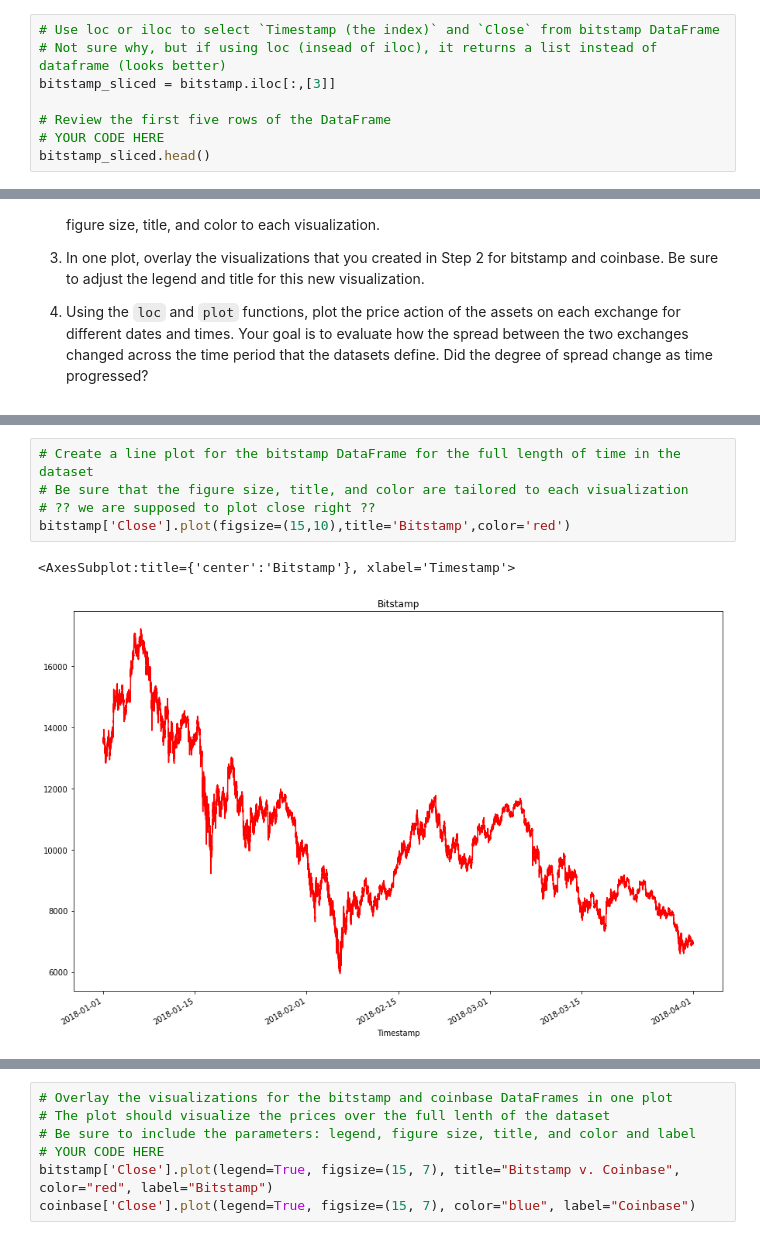
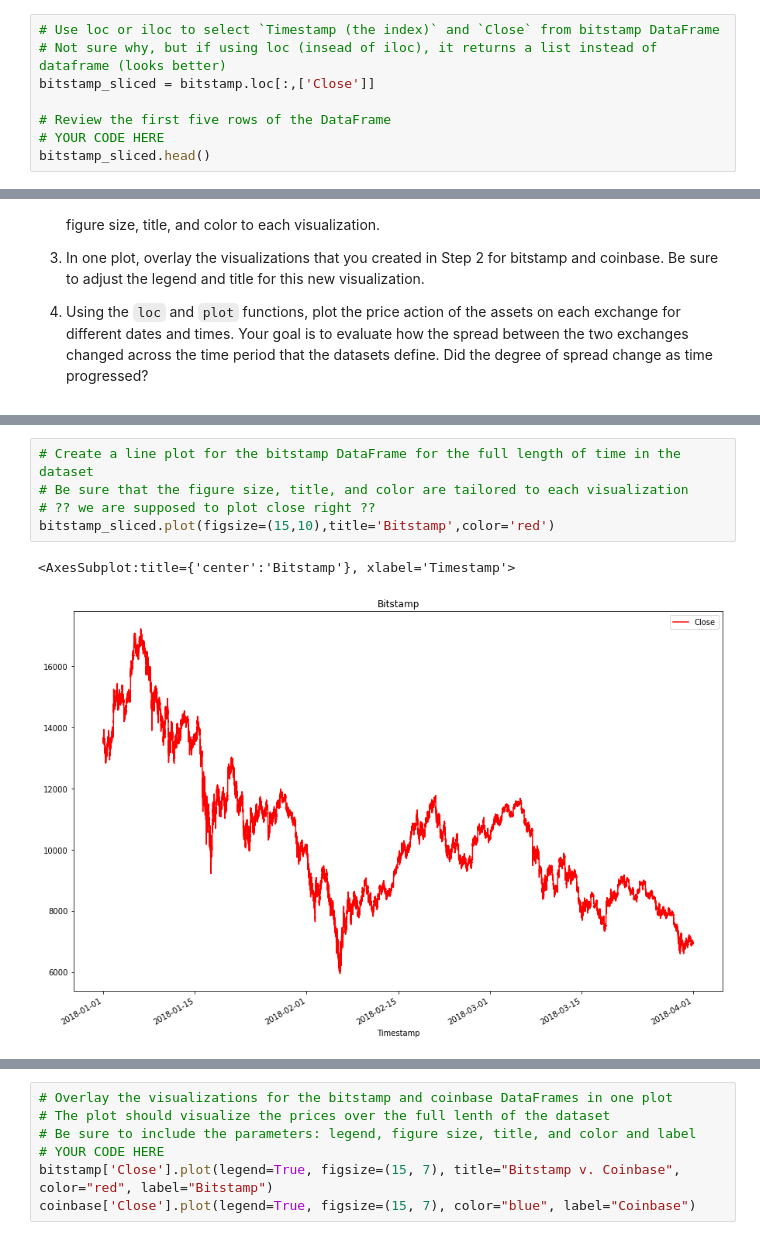
Before and after one commit to TaoNYC/columbia_fintech, a Jupyter notebook: Challenge_3_Bitcoin Arbitrage/crypto_arbitrage.ipynb, the cells around one changed output, grey strips where cells are left out. Cells and saved outputs as stored; diff of their text form.

```diff
--- a/Challenge_3_Bitcoin Arbitrage/crypto_arbitrage.ipynb
+++ b/Challenge_3_Bitcoin Arbitrage/crypto_arbitrage.ipynb
@@ -311,7 +283,7 @@ Select the data you want to analyze. Use `loc` or `iloc` to select the following
 # %%
 # Use loc or iloc to select `Timestamp (the index)` and `Close` from bitstamp DataFrame
 # Not sure why, but if using loc (insead of iloc), it returns a list instead of dataframe (looks better)
-bitstamp_sliced = bitstamp.iloc[:,[3]]
+bitstamp_sliced = bitstamp.loc[:,['Close']]
 
 # Review the first five rows of the DataFrame
 # YOUR CODE HERE
@@ -382,11 +358,11 @@ coinbase.describe(include='all')
 # %%
 # Create a line plot for the bitstamp DataFrame for the full length of time in the dataset
 # Be sure that the figure size, title, and color are tailored to each visualization
 # ?? we are supposed to plot close right ??
-bitstamp['Close'].plot(figsize=(15,10),title='Bitstamp',color='red')
+bitstamp_sliced.plot(figsize=(15,10),title='Bitstamp',color='red')
 # %% [output]
 <AxesSubplot:title={'center':'Bitstamp'}, xlabel='Timestamp'>
-[figure, old version]
+[figure, new version]
 # %%
 # Create a line plot for the coinbase DataFrame for the full length of time in the dataset
 # Be sure that the figure size, title, and color are tailored to each visualization
```
Also changed, not shown: parts of 31 cells of this notebook, 4 other files.
